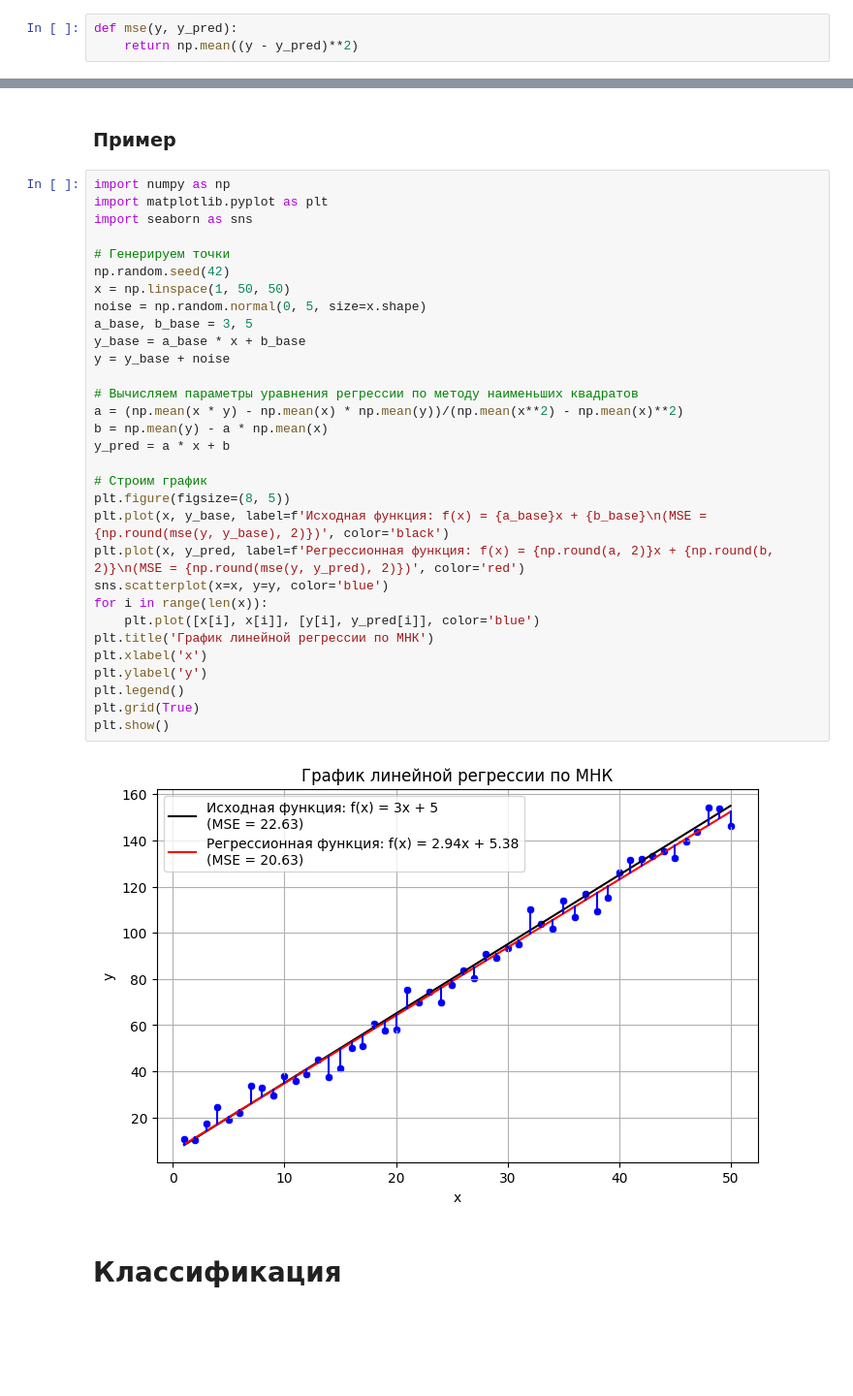
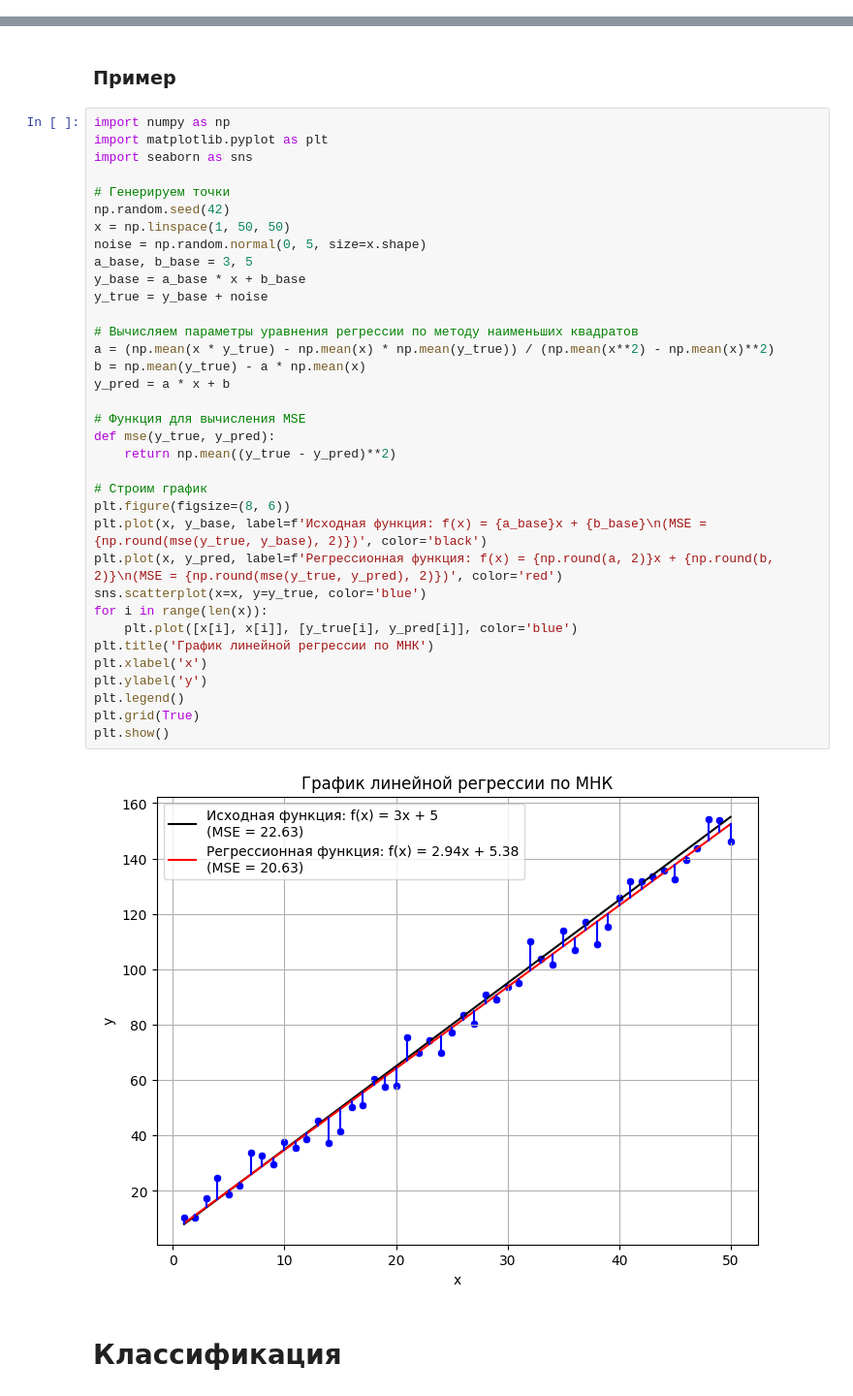
Before and after one commit to Walbyq/lin-log-regression-math, a Jupyter notebook: lin_log_regression_math.ipynb, the cells around one changed output, grey strips where cells are left out. Shown: that part at 97% size. Cells and saved outputs as stored; diff of their text form; blank space fills up the shorter version.

```diff
--- a/lin_log_regression_math.ipynb
+++ b/lin_log_regression_math.ipynb
@@ -26,9 +23,6 @@ def r_squared(y, y_pred):
 Вычисляется по формуле:
 
 $$MSE=\frac{1}{n}∑\limits_{i=1}^n(y_i-\hat{y_i})^2.$$
-# %%
-def mse(y, y_pred):
-    return np.mean((y - y_pred)**2)
 # %% [markdown]
 **RMSE (Root Mean Squared Error)** — это метрика в регрессионном анализе и машинном обучении для измерения точности или качества подгонки предсказывающей модели, особенно когда прогнозы — непрерывные числовые значения.
 
@@ -87,36 +72,40 @@ $$a=\bar{y}-b\cdot\bar{x}.$$
 # %%
 import numpy as np
 import matplotlib.pyplot as plt
 import seaborn as sns
 
 # Генерируем точки
 np.random.seed(42)
 x = np.linspace(1, 50, 50)
 noise = np.random.normal(0, 5, size=x.shape)
 a_base, b_base = 3, 5
 y_base = a_base * x + b_base
-y = y_base + noise
+y_true = y_base + noise
 
 # Вычисляем параметры уравнения регрессии по методу наименьших квадратов
-a = (np.mean(x * y) - np.mean(x) * np.mean(y))/(np.mean(x**2) - np.mean(x)**2)
-b = np.mean(y) - a * np.mean(x)
+a = (np.mean(x * y_true) - np.mean(x) * np.mean(y_true)) / (np.mean(x**2) - np.mean(x)**2)
+b = np.mean(y_true) - a * np.mean(x)
 y_pred = a * x + b
 
+# Функция для вычисления MSE
+def mse(y_true, y_pred):
+    return np.mean((y_true - y_pred)**2)
+
 # Строим график
-plt.figure(figsize=(8, 5))
-plt.plot(x, y_base, label=f'Исходная функция: f(x) = {a_base}x + {b_base}\n(MSE = {np.round(mse(y, y_base), 2)})', color='black')
-plt.plot(x, y_pred, label=f'Регрессионная функция: f(x) = {np.round(a, 2)}x + {np.round(b, 2)}\n(MSE = {np.round(mse(y, y_pred), 2)})', color='red')
-sns.scatterplot(x=x, y=y, color='blue')
+plt.figure(figsize=(8, 6))
+plt.plot(x, y_base, label=f'Исходная функция: f(x) = {a_base}x + {b_base}\n(MSE = {np.round(mse(y_true, y_base), 2)})', color='black')
+plt.plot(x, y_pred, label=f'Регрессионная функция: f(x) = {np.round(a, 2)}x + {np.round(b, 2)}\n(MSE = {np.round(mse(y_true, y_pred), 2)})', color='red')
+sns.scatterplot(x=x, y=y_true, color='blue')
 for i in range(len(x)):
-    plt.plot([x[i], x[i]], [y[i], y_pred[i]], color='blue')
+    plt.plot([x[i], x[i]], [y_true[i], y_pred[i]], color='blue')
 plt.title('График линейной регрессии по МНК')
 plt.xlabel('x')
 plt.ylabel('y')
 plt.legend()
 plt.grid(True)
 plt.show()
 # %% [output]
-[figure, old version]
+[figure, new version]
 # %% [markdown]
 # Классификация
 # %% [markdown]
```
Also changed, not shown: parts of 12 cells of this notebook.
